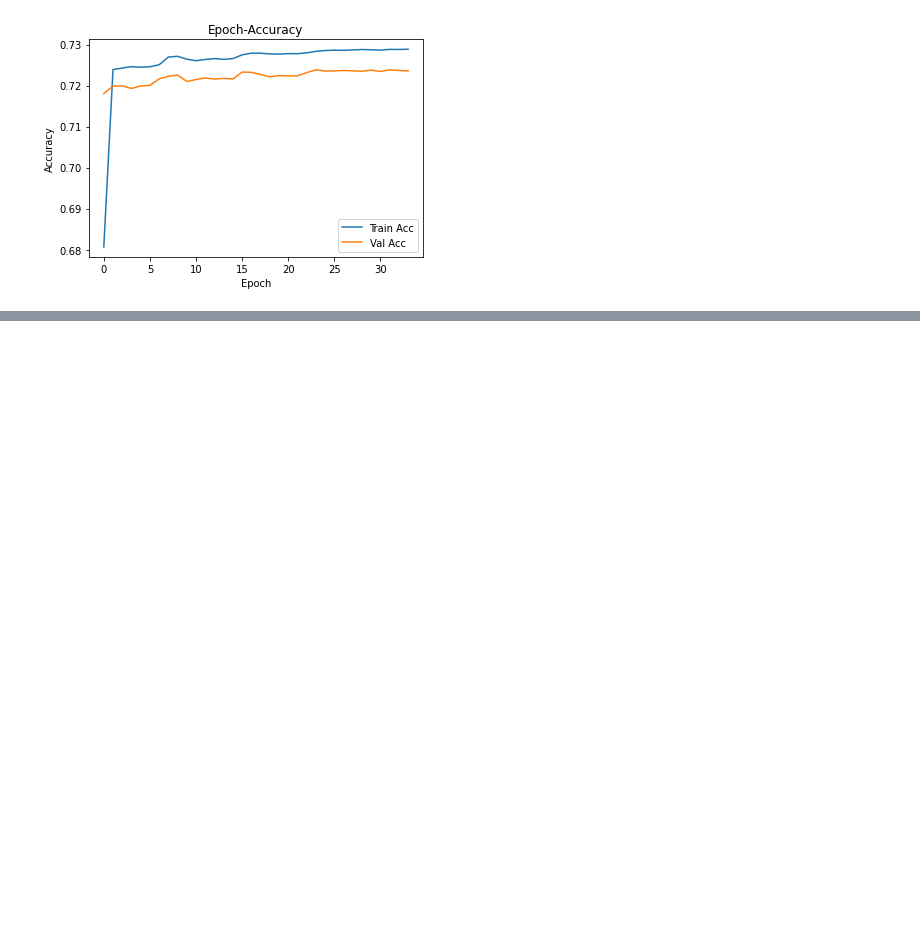
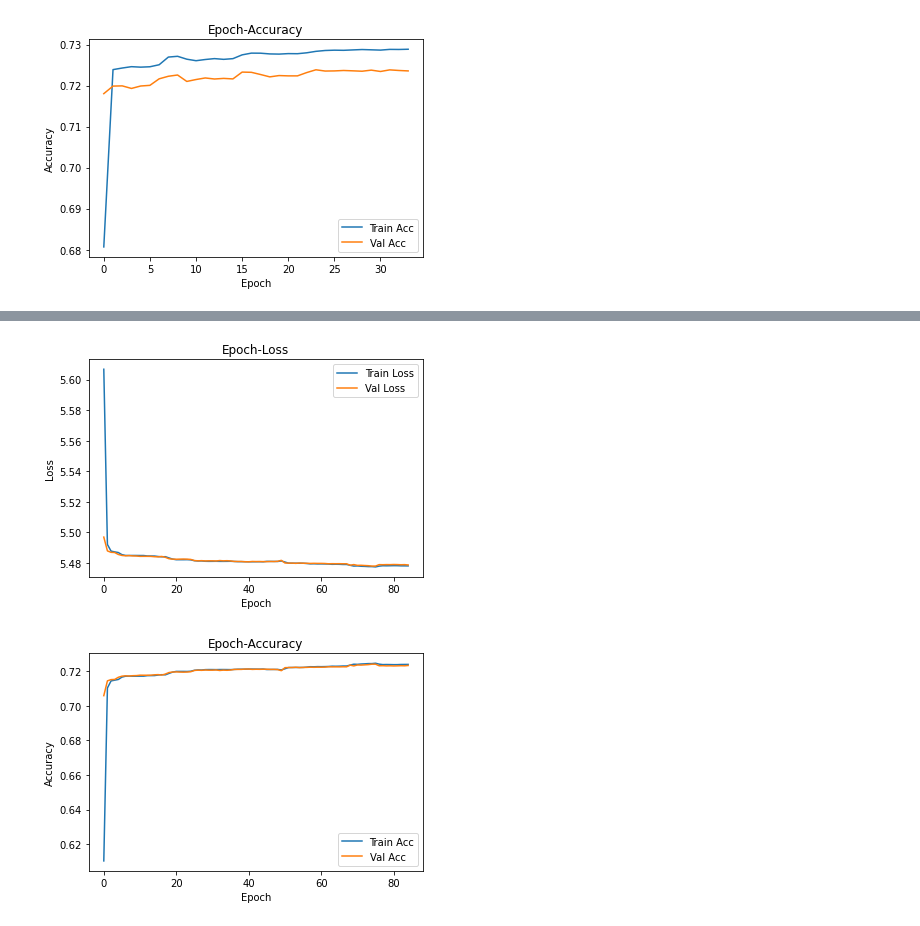
Before and after one commit to XDZhelheim/TrafficFlowModel, a Jupyter notebook: model/road_embed.ipynb, the cells around one changed output, grey strips where cells are left out. Drawn from its saved outputs; the diff is of its cells as text; code cells hidden in the pictures; blank space fills up the shorter version.

```diff
--- a/model/road_embed.ipynb
+++ b/model/road_embed.ipynb
@@ -494,0 +546,8 @@ Val Loss = 5.47811 Val acc = 0.72386
+# %%
+# use all steps' output of LSTM: 没太大区别
+train_loader, val_loader, test_loader=get_dataloaders(traj_list_all, SEQ_LEN, batch_size=512)
+model=DontKnowWhat2EatNN(embed_dim=64, hidden_dim=128, net_type="lstm", use_all_h=True).cuda()
+criterion=torch.nn.CrossEntropyLoss()
+optimizer=torch.optim.Adam(model.parameters(), lr=0.001)
+train(model, train_loader, val_loader, optimizer, criterion, max_epochs=1000, early_stop=10, verbose=1, plot=True, gpu=True, log=None)
+# %% [output]
@@ -494,0 +571,2 @@ Val Loss = 5.47811 Val acc = 0.72386
+[figure, added]
+[figure, added]
```
Also changed, not shown: parts of 11 cells of this notebook, 1 other file.
